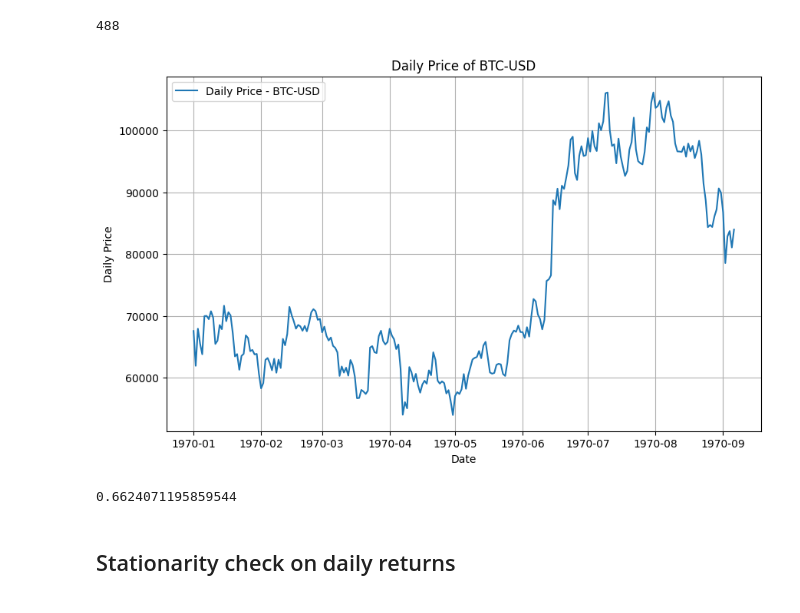
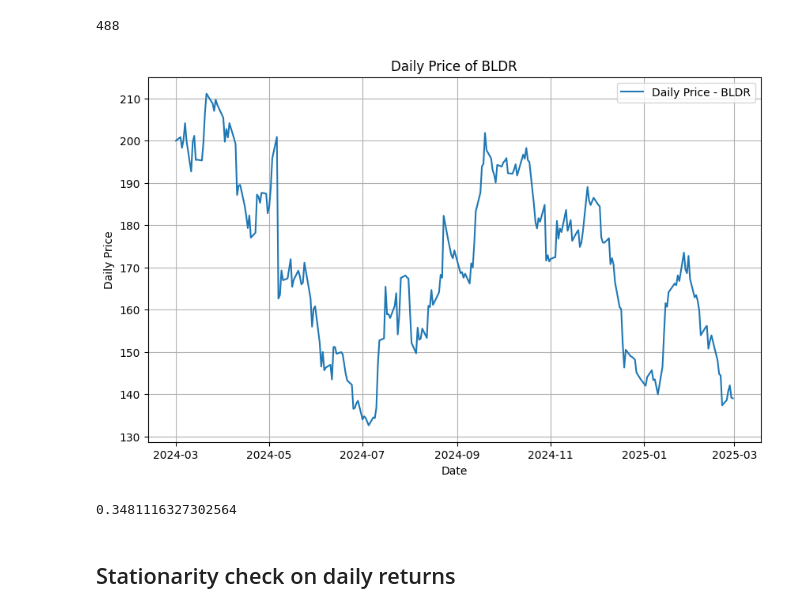
Before and after one commit to shaeanneeu/cryptoto, a Jupyter notebook: notebooks/shae_timeseries.ipynb, the cells around one changed output. Cells and saved outputs as stored; diff of their text form; code cells hidden in the pictures.

```diff
--- a/notebooks/shae_timeseries.ipynb
+++ b/notebooks/shae_timeseries.ipynb
@@ -23,6 +23,8 @@ nci_prices = pd \
 
 # Left join on S&P
 data = pd.merge(sp500_prices, nci_prices, on="date", how="left")
+data = data[data.index >= "2024-03-01"]
+data = data[data.index <= "2025-02-28"]
 
 data.head(3)
 # %% [output]
@@ -94,7 +96,7 @@ def plot_daily_price(data: pd.DataFrame, asset_name: str):
     ax.set_ylabel('Daily Price')
 
     # Format x-axis to show months
-    ax.xaxis.set_major_locator(mdates.MonthLocator(interval=1))  # Show every month
+    ax.xaxis.set_major_locator(mdates.MonthLocator(interval=2))  # Show every month
     ax.xaxis.set_major_formatter(mdates.DateFormatter('%Y-%m'))  # Format as YYYY-MM
 
     ax.legend()
@@ -106,10 +108,10 @@ def plot_daily_price(data: pd.DataFrame, asset_name: str):
 
     print(result_asset[1])
 # %%
-plot_daily_price(data, 'BTC-USD')
+plot_daily_price(data, 'BLDR')
 # %% [output]
-[figure, old version]
+[figure, new version]
-0.6624071195859544
+0.3481116327302564
 # %% [markdown]
 ## Stationarity check on daily returns
 # %%
```
Also changed, not shown: parts of 6 cells of this notebook.
